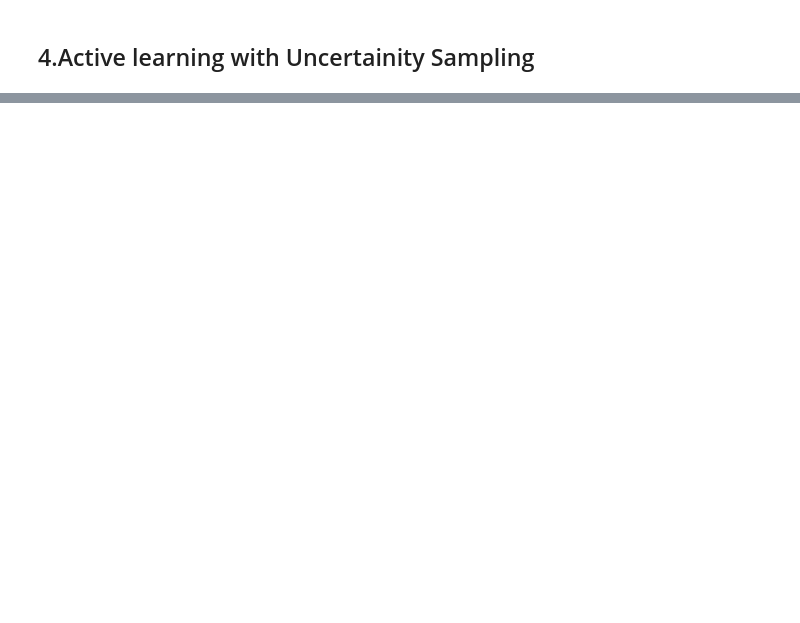
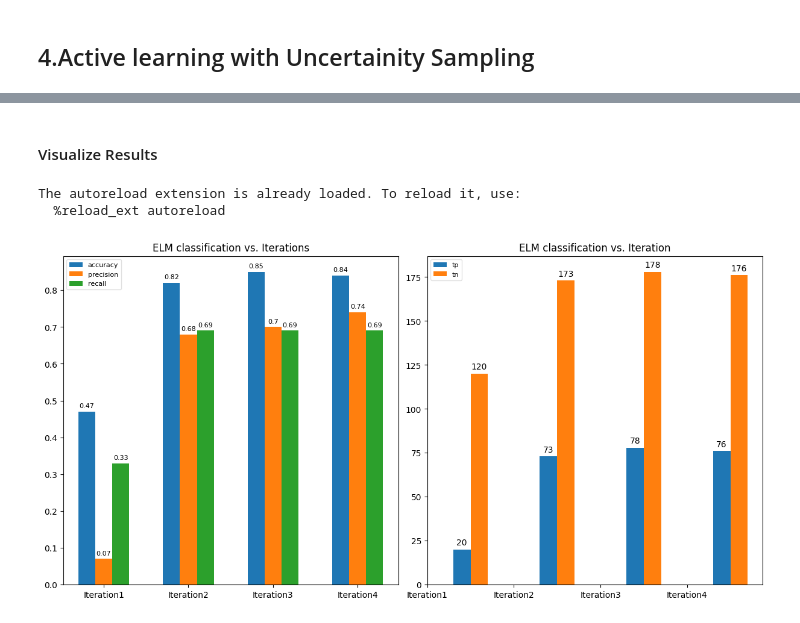
Before and after one commit to ukaea/viz-annotation, a Jupyter notebook: active_learning/training.ipynb, the cells around one changed output, grey strips where cells are left out. Drawn from its saved outputs; the diff is of its cells as text; code cells hidden in the pictures; blank space fills up the shorter version.

```diff
--- a/active_learning/training.ipynb
+++ b/active_learning/training.ipynb
@@ -359,0 +538,20 @@ metric_dict
+# %% [markdown]
+#### Visualize Results
+# %%
+import matplotlib
+%matplotlib inline
+
+from utils.vis_utils import plot_bar_metrics
+
+%load_ext autoreload
+%autoreload 2
+
+# Visualize classification results
+plot_bar_metrics(al_ent_cls_results, metric_type='classification', xticks_label='Iteration', figsize=(12, 6))
+# Visualize detection results
+if len(al_ent_det_results)>0:
+    plot_bar_metrics(al_ent_det_results, metric_type='Detection', xticks_label='Iteration', figsize=(12, 6))
+# %% [output]
+The autoreload extension is already loaded. To reload it, use:
+  %reload_ext autoreload
+[figure, added]
```
Also changed, not shown: parts of 16 cells of this notebook, 3 other files.
